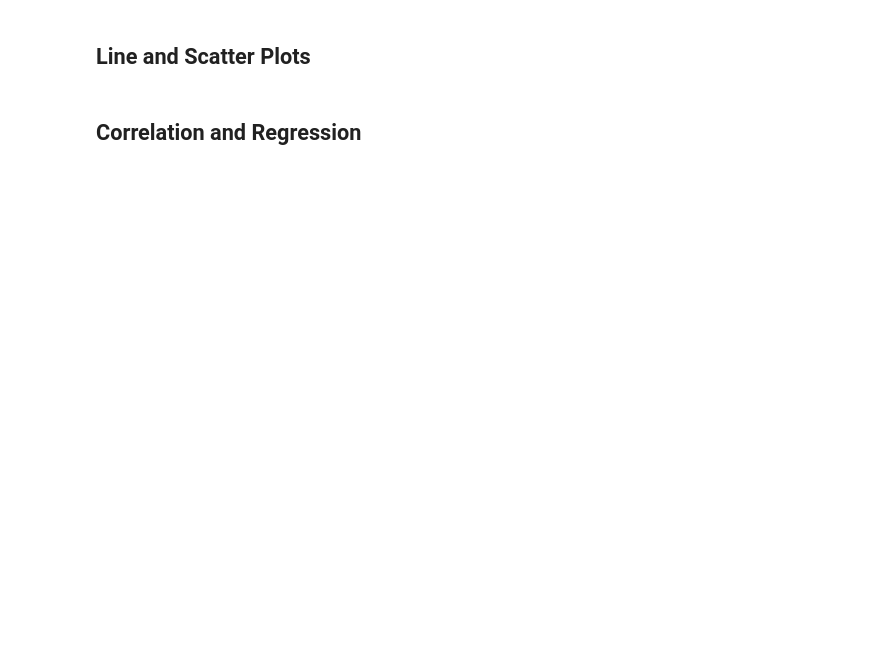
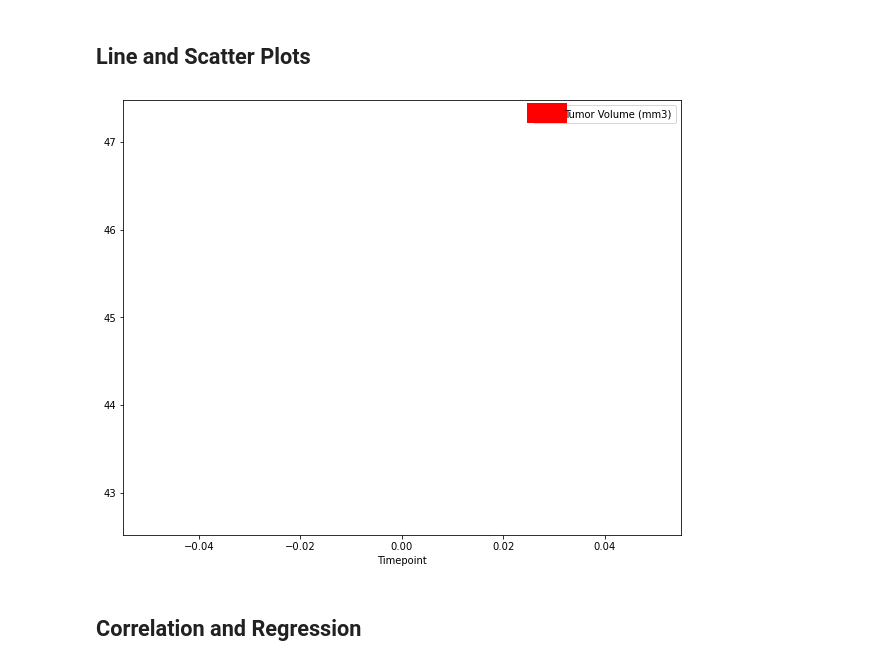
Before and after one commit to edo2021/MatplotlibChallenge, a Jupyter notebook: Pymaceuticals/pymaceuticals.ipynb, the cells around one changed output. Cells and saved outputs as stored; diff of their text form; code cells hidden in the pictures; blank space fills up the shorter version.

```diff
--- a/Pymaceuticals/pymaceuticals.ipynb
+++ b/Pymaceuticals/pymaceuticals.ipynb
@@ -359,6 +358,13 @@ ValueError: not enough values to unpack (expected 2, got 0)
 ## Line and Scatter Plots
 # %%
 # Generate a line plot of tumor volume vs. time point for a mouse treated with Capomulin
+capomulin_df = merged_max[(merged_max['Drug Regimen']== "Capomulin")]
+mouseid_capomulin = capomulin_df[capomulin_df['Mouse ID']=='g288'][['Timepoint','Tumor Volume (mm3)']].set_index('Timepoint')
+
+mouseid_capomulin.plot(figsize=(10, 8), linewidth=20, color='red')
+plt.show()
+# %% [output]
+[figure, added]
 # %%
 # Generate a scatter plot of average tumor volume vs. mouse weight for the Capomulin regimen
 # %% [markdown]
```
Also changed, not shown: parts of 1 cell of this notebook.
